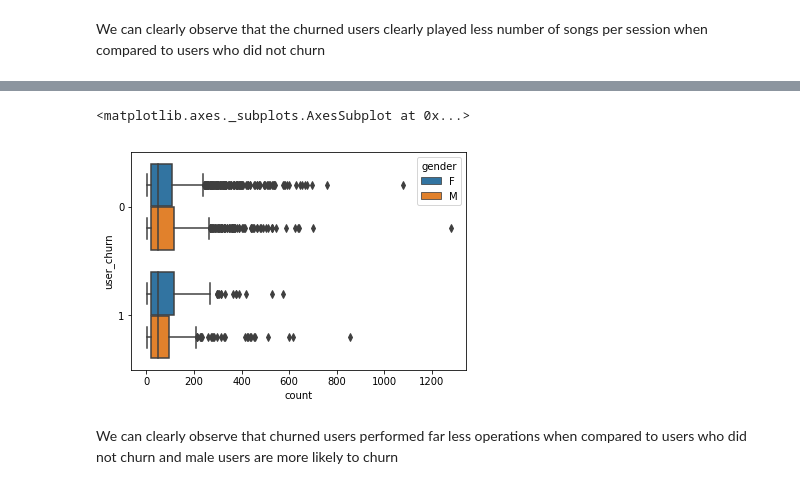
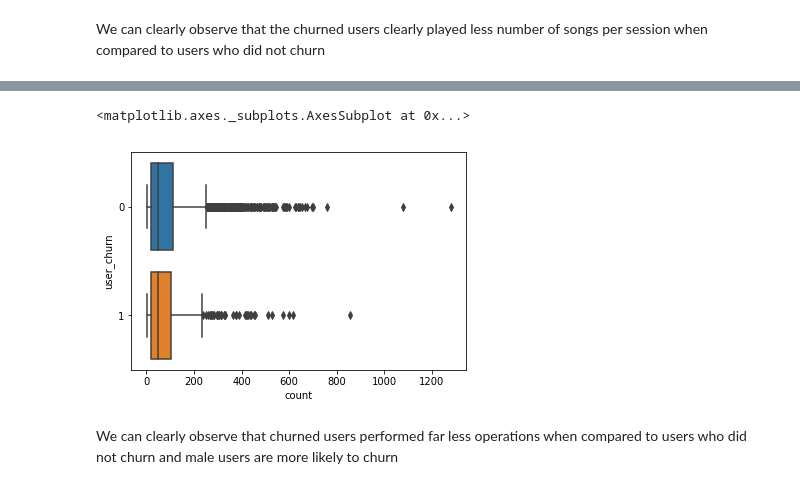
Before and after one commit to andypwyu/churn_prediction_for_Sparkify, a Jupyter notebook: Sparkify.ipynb, the cells around one changed output, grey strips where cells are left out. Cells and saved outputs as stored; diff of their text form; code cells hidden in the pictures.

```diff
--- a/Sparkify.ipynb
+++ b/Sparkify.ipynb
@@ -107,8 +126,8 @@ df = df.withColumn("user_churn", max('churn').over(Window.partitionBy('UserId'))
 Convert timestamp format
 # %%
 convert_ts = udf(lambda x: datetime.fromtimestamp(x / 1000.0).strftime("%m-%d-%Y %H:%M:%S"))
-df = df.withColumn('updated_registration', convert_ts('registration'))
-df = df.withColumn('updated_ts', convert_ts('ts'))
+df = df.withColumn('registration_datetime', convert_ts('registration'))
+df = df.withColumn('event_datetime', convert_ts('ts'))
 # %%
 df.head(1)
 # %% [output]
@@ -163,10 +208,10 @@ We can clearly observe that the churned users clearly played less number of song
 # %%
-# Let's observe the gender distribution for total operations per session between normal and churned users
-df_ops = df.groupby("user_churn", "userId", "sessionId", 'gender').count().toPandas()
-sns.boxplot(x = 'count', y = 'user_churn', orient = 'horizontal', data = df_ops, hue = 'gender')
+# Let's observe total operations per session between normal and churned users
+df_ops = df.groupby("user_churn", "userId", "sessionId").count().toPandas()
+sns.boxplot(x = 'count', y = 'user_churn', orient = 'horizontal', data = df_ops)
 # %% [output]
 <matplotlib.axes._subplots.AxesSubplot at 0x...>
-[figure, old version]
+[figure, new version]
 # %% [markdown]
 We can clearly observe that churned users performed far less operations when compared to users who did not churn and male users are more likely to churn
 # %% [markdown]
```
Also changed, not shown: parts of 49 cells of this notebook.
